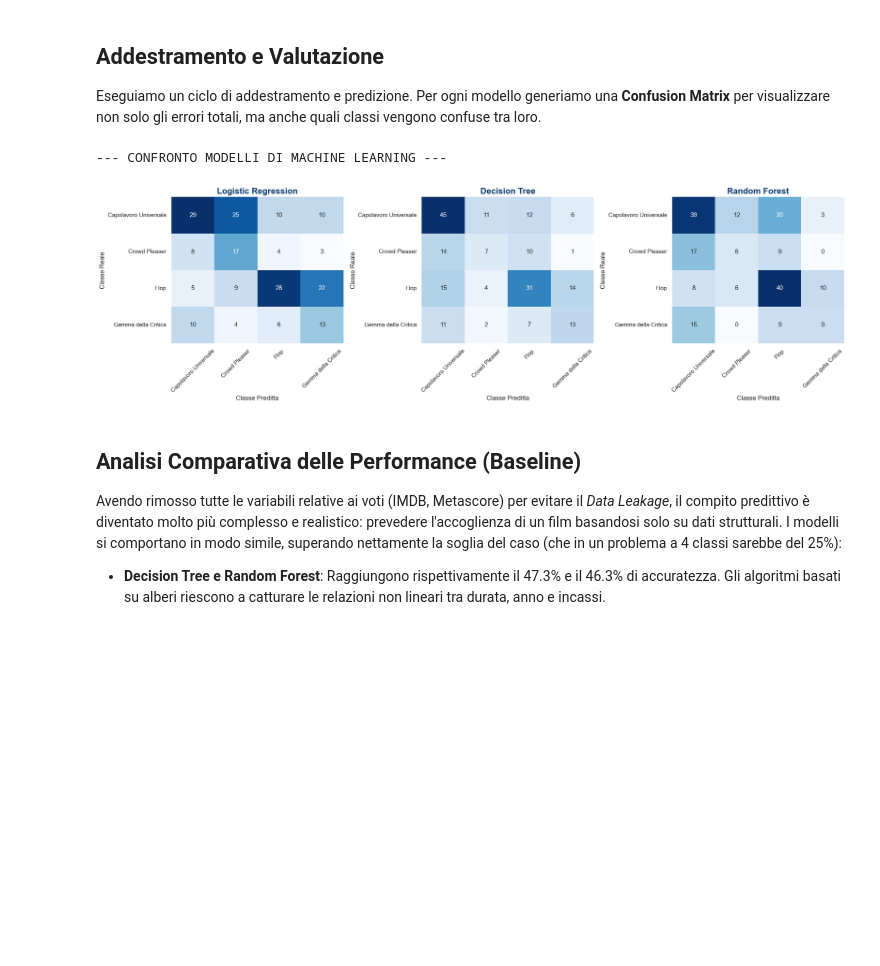
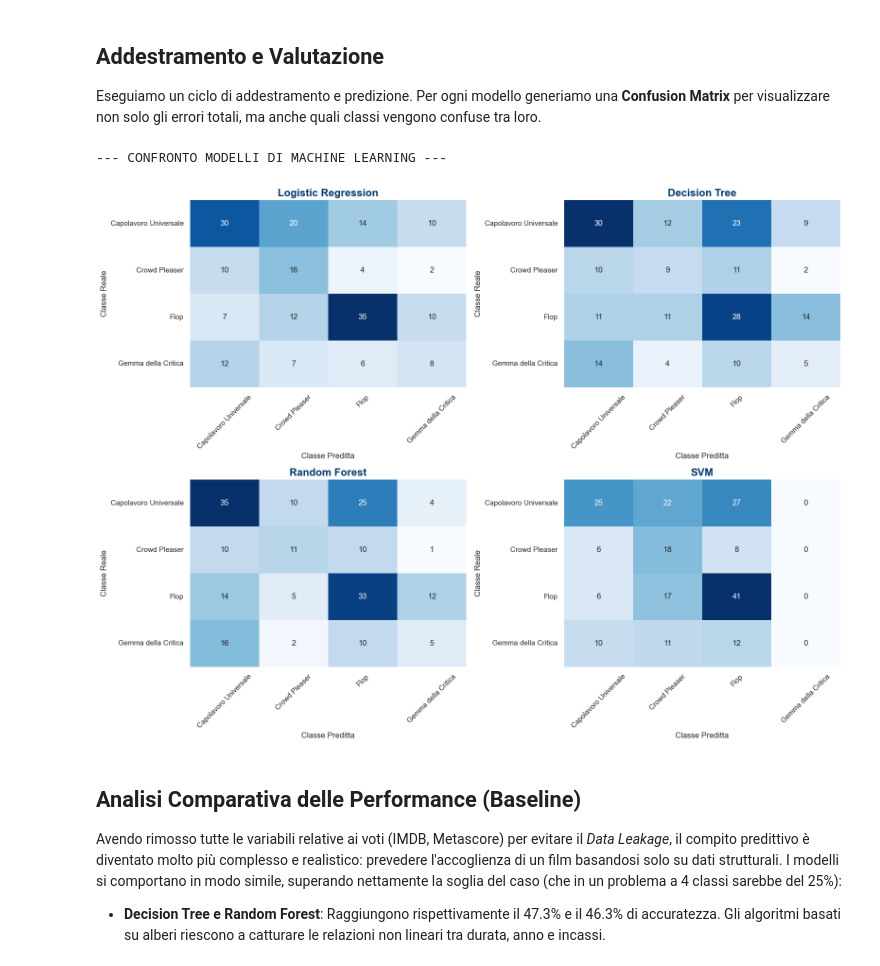
Before and after one commit to annelabit/Flop-Detector, a Jupyter notebook: notebooks/Model_Training.ipynb, the cells around one changed output. Saved outputs shown, nothing was run; the diff lists cells and outputs as text; code cells hidden in the pictures; blank space fills up the shorter version.

```diff
--- a/notebooks/Model_Training.ipynb
+++ b/notebooks/Model_Training.ipynb
@@ -24,7 +27,7 @@ Inoltre poiché i modelli di Machine Learning, in particolare la Logistic Regres
 # %%
 df= pd.read_csv("../data/processed/dataset_features.csv")
 
-X= df.drop(columns=['Target', 'IMDB Rating', 'metascore', 'Score'], errors='ignore')
+X= df.drop(columns=['Target', 'IMDB Rating', 'metascore', 'Score', 'Box Office Collection'], errors='ignore')
 y = df['Target']
 
 #Train-Test Split stratificato
@@ -33,7 +36,7 @@ X_train, X_test, y_train, y_test = train_test_split(
 )
 
 #identifichiamo le colonne numeriche da scalare
-colonne_numeriche = ['Year', 'time_minute', 'Box Office Collection']
+colonne_numeriche = ['Year', 'time_minute']
 
 scaler = StandardScaler()
 X_train[colonne_numeriche] = scaler.fit_transform(X_train[colonne_numeriche])
@@ -55,7 +58,9 @@ Per compensare lo sbilanciamento delle classi, utilizziamo il parametro `class_w
 modelli = {
     "Logistic Regression": LogisticRegression(max_iter=10000, class_weight="balanced", random_state=42),
     "Decision Tree": DecisionTreeClassifier(class_weight='balanced', random_state=42),
-    "Random Forest": RandomForestClassifier(n_estimators=100, class_weight='balanced', random_state=42)
+    "Random Forest": RandomForestClassifier(n_estimators=100, class_weight='balanced', random_state=42),
+    "SVM": SVC(kernel='linear', class_weight='balanced', random_state=42),
+    "XGBoost": XGBClassifier(random_state=42, eval_metric='mlogloss')
 }
 # %% [markdown]
 ## Addestramento e Valutazione
@@ -63,7 +68,8 @@ modelli = {
 Eseguiamo un ciclo di addestramento e predizione. Per ogni modello generiamo una **Confusion Matrix** per visualizzare non solo gli errori totali, ma anche quali classi vengono confuse tra loro.
 # %%
 risultati = []
-fig, axes = plt.subplots(1, 3, figsize=(20, 6))
+fig, axes = plt.subplots(2, 2, figsize=(16, 12))
+axes = axes.flatten()
 sns.set_theme(style="white", palette="Blues_r")
 
 print("--- CONFRONTO MODELLI DI MACHINE LEARNING ---\n")
@@ -78,34 +84,34 @@ for i, (nome_modello, modello) in enumerate(modelli.items()):
     #estrazioni metriche (usiamo "macro" per fare la media equa tra le 4 classi)
     acc = accuracy_score(y_test, y_pred)
     prec = precision_score(y_test, y_pred, average='macro', zero_division=0)
     rec = recall_score(y_test, y_pred, average='macro', zero_division=0)
     f1 = f1_score(y_test, y_pred, average='macro', zero_division=0)
 
     risultati.append({
         'Modello': nome_modello,
         'Accuracy': round(acc, 3),
         'Precision (Macro)': round(prec, 3),
         'Recall (Macro)': round(rec, 3),
         'F1-Score (Macro)': round(f1, 3)
     })
 
     cm = confusion_matrix(y_test, y_pred, labels=modello.classes_)
     sns.heatmap(cm, annot=True, fmt='d', cmap='Blues',
                 xticklabels=modello.classes_, yticklabels=modello.classes_,
                 ax=axes[i], cbar=False, annot_kws={"size": 12})
 
     axes[i].set_title(f'{nome_modello}', fontsize=16, fontweight='bold', color='#03396c')
 
     axes[i].set_ylabel('Classe Reale', fontsize=12)
     axes[i].set_xlabel('Classe Preditta', fontsize=12)
     axes[i].tick_params(axis='x', rotation=45)
 
 plt.tight_layout()
 plt.savefig('confronto_matrici_confusione.png', dpi=300)
 plt.show()
 # %% [output]
 --- CONFRONTO MODELLI DI MACHINE LEARNING ---
-[figure, old version]
+[figure, new version]
 # %% [markdown]
 ## Analisi Comparativa delle Performance (Baseline)
 
```
Also changed, not shown: parts of 4 cells of this notebook, 1 other file.
